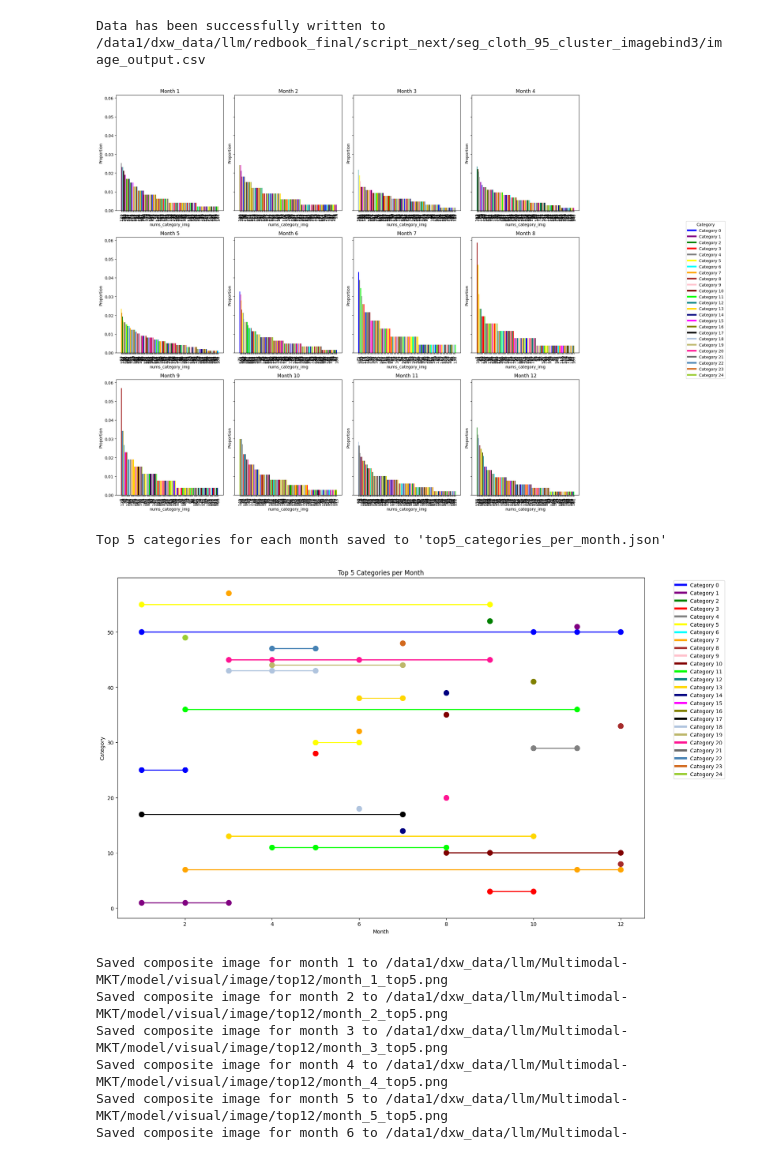
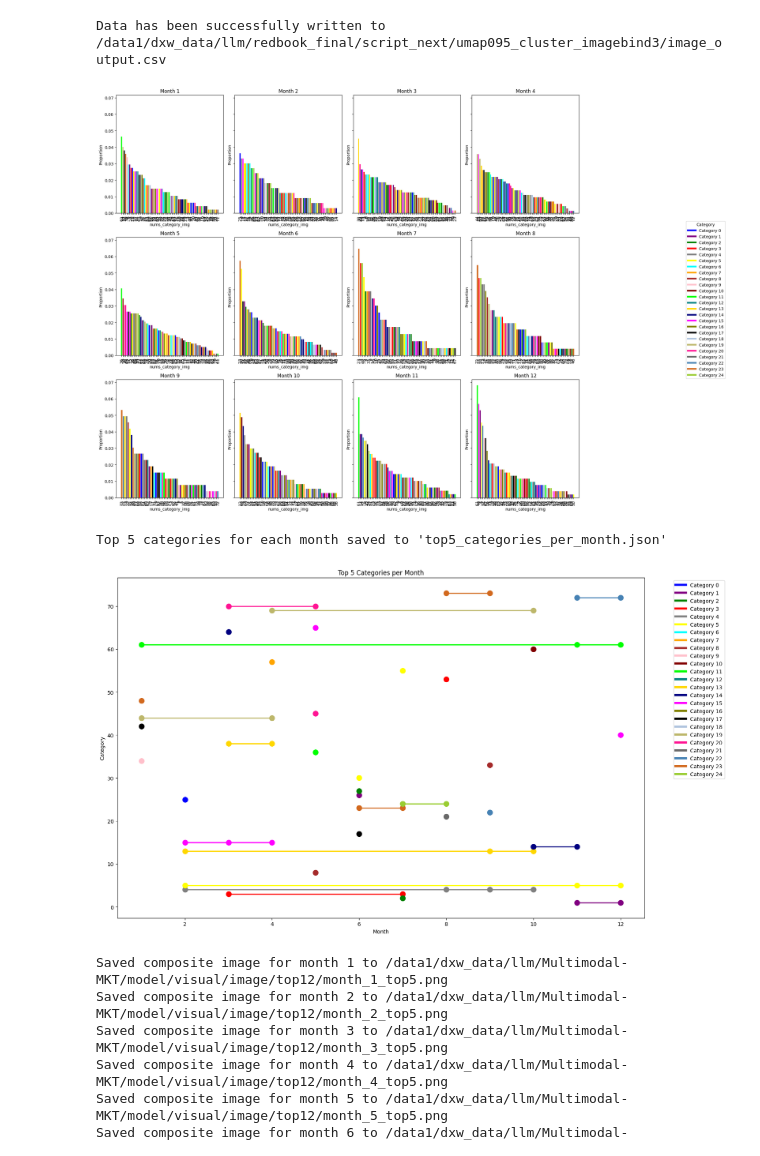
Before and after one commit to diandianyilin/fashion, a Jupyter notebook: label/multimodal-cluster/data_095.ipynb, the cells around one changed output. Cells and saved outputs as stored; diff of their text form; code cells hidden in the pictures.

```diff
--- a/label/multimodal-cluster/data_095.ipynb
+++ b/label/multimodal-cluster/data_095.ipynb
@@ -5,9 +5,9 @@ from collections import defaultdict
 from tqdm import tqdm
 
 # 文件路径
-json_file_path = '/data1/dxw_data/llm/redbook_final/script_next/seg_cloth_95_cluster_imagebind3/image_labels.json'
+json_file_path = '/data1/dxw_data/llm/redbook_final/script_next/umap095_cluster_imagebind3/labels.json'
 csv_file_path = '/data1/dxw_data/llm/redbook_final/script_next/matching_records.csv'
-output_file_path = '/data1/dxw_data/llm/redbook_final/script_next/seg_cloth_95_cluster_imagebind3/image_output.csv'
+output_file_path = '/data1/dxw_data/llm/redbook_final/script_next/umap095_cluster_imagebind3/image_output.csv'
 
 # Step 1: 读取 JSON 文件
 with open(json_file_path, 'r') as file:
@@ -76,14 +76,14 @@ with open(output_file_path, 'w', newline='') as csvfile:
 
 print(f"Data has been successfully written to {output_file_path}")
 # %% [output]
-Data has been successfully written to /data1/dxw_data/llm/redbook_final/script_next/seg_cloth_95_cluster_imagebind3/image_output.csv
+Data has been successfully written to /data1/dxw_data/llm/redbook_final/script_next/umap095_cluster_imagebind3/image_output.csv
 # %%
 import pandas as pd
 import matplotlib.pyplot as plt
 import json
 
 # 读取数据
-file_path = '/data1/dxw_data/llm/redbook_final/script_next/seg_cloth_95_cluster_imagebind3/image_output.csv'
+file_path = '/data1/dxw_data/llm/redbook_final/script_next/umap095_cluster_imagebind3/image_output.csv'
 data = pd.read_csv(file_path)
 
 # 预定义25种差别很大的颜色
@@ -109,36 +109,36 @@ for month in range(1, 13):
     sorted_data = monthly_data.sort_values(by='proportion', ascending=False)
 
     # 提取top5的分类
     top5 = sorted_data.head(5)
     top5_categories[month] = top5['nums_category_img'].tolist()
 
     bars = ax.bar(range(len(sorted_data)), sorted_data['proportion'], color=[colors[i % 25] for i in sorted_data['nums_category_img']])
 
     ax.set_title(f'Month {month}')
     ax.set_xticks(range(len(sorted_data)))
     ax.set_xticklabels(sorted_data['nums_category_img'], rotation=90)
     ax.set_xlabel('nums_category_img')
     ax.set_ylabel('Proportion')
 
 # 添加图例
 handles = [plt.Line2D([0], [0], color=colors[i], lw=4) for i in range(25)]
 labels = [f'Category {i}' for i in range(25)]
 fig.legend(handles, labels, loc='center right', title='Category', bbox_to_anchor=(1.1, 0.5))
 
 # 调整布局
 plt.tight_layout(rect=[0, 0, 0.85, 1])
 
 # 保存图片
-plt.savefig('monthly_category_proportions-image.png')
+plt.savefig('monthly_category_proportions-image2.png')
 plt.show()
 
 # 将top5分类保存为JSON格式
-with open('top5_categories_per_month-image.json', 'w') as json_file:
+with open('top5_categories_per_month-image2.json', 'w') as json_file:
     json.dump(top5_categories, json_file, indent=4)
 
 print("Top 5 categories for each month saved to 'top5_categories_per_month.json'")
 # %% [output]
-[figure, old version]
+[figure, new version]
 Top 5 categories for each month saved to 'top5_categories_per_month.json'
 # %%
 import pandas as pd
@@ -146,7 +146,7 @@ import matplotlib.pyplot as plt
 import json
 
 # 读取JSON文件
-json_file_path = '/data1/dxw_data/llm/Multimodal-MKT/model/top5_categories_per_month.json'
+json_file_path = '/data1/dxw_data/llm/Multimodal-MKT/label/multimodal-cluster/top5_categories_per_month-image2.json'
 with open(json_file_path, 'r') as f:
     top5_categories_per_month = json.load(f)
 
@@ -192,10 +192,10 @@ plt.legend(handles, labels, bbox_to_anchor=(1.05, 1), loc='upper left')
 
 # 调整布局并保存图片
 plt.tight_layout(rect=[0, 0, 0.85, 1])
-plt.savefig('top5_categories_line_plot2.png')
+plt.savefig('top5_categories_line_plot-umap.png')
 plt.show()
 # %% [output]
-[figure, old version]
+[figure, new version]
 # %%
 import os
 import json
```
Also changed, not shown: parts of 3 cells of this notebook, 36 other files.
